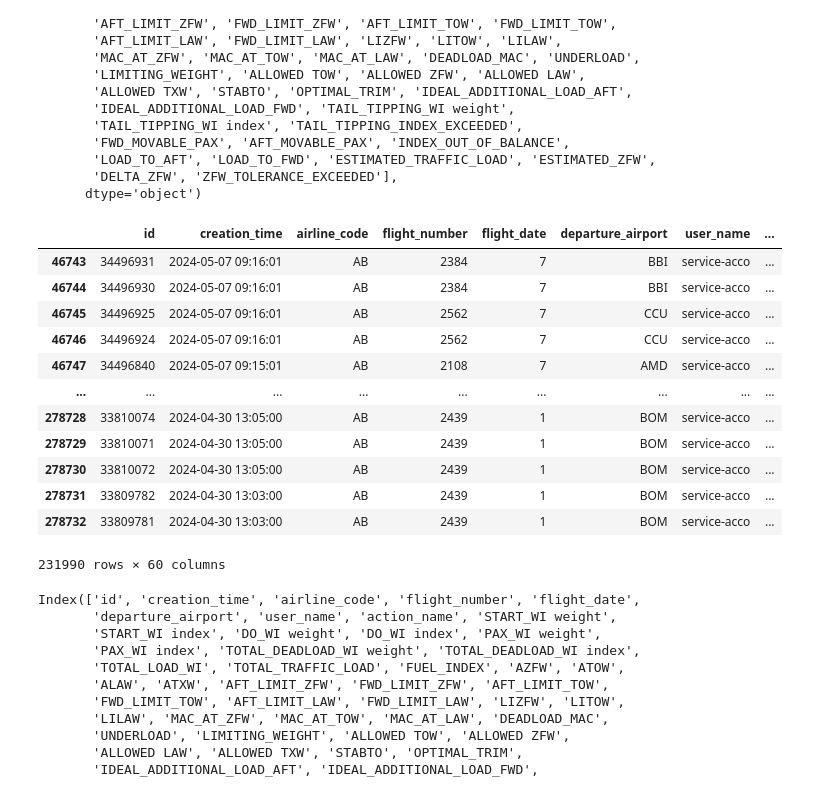
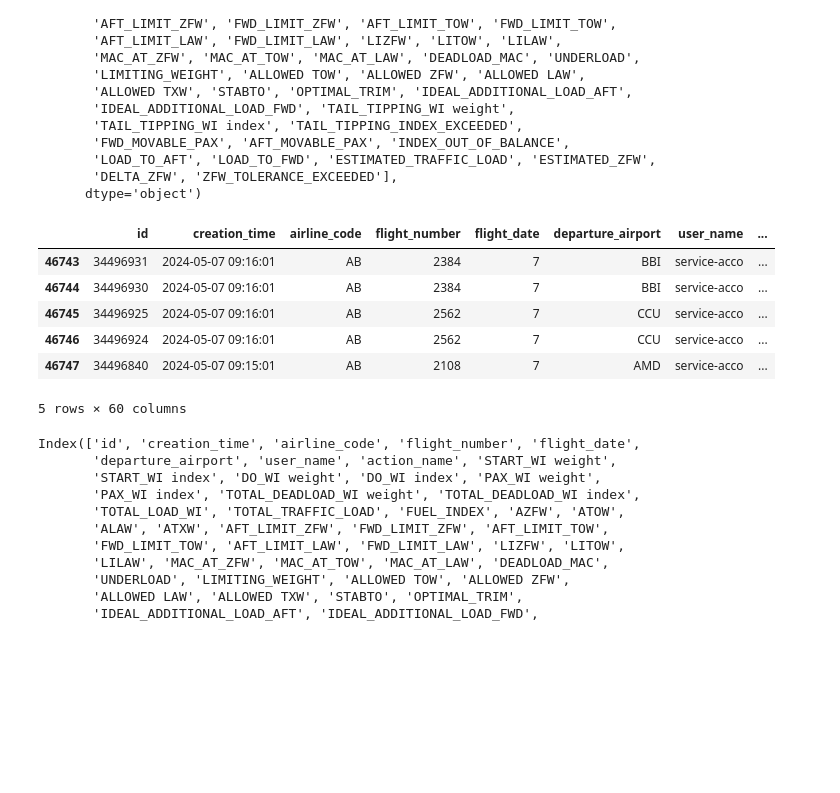
Before and after one commit to jannikvlk/AeroMetrics, a Jupyter notebook: parser/parse_abc.ipynb, the cells around one changed output. Drawn from its saved outputs; the diff is of its cells as text; code cells hidden in the pictures; blank space fills up the shorter version.

```diff
--- a/parser/parse_abc.ipynb
+++ b/parser/parse_abc.ipynb
@@ -216,19 +225,13 @@ Index(['id', 'creation_time', 'airline_code', 'flight_number', 'flight_date',
        'DELTA_ZFW', 'ZFW_TOLERANCE_EXCEEDED'],
       dtype='object')
 # %%
-calc_weight_and_trim_action_df
+calc_weight_and_trim_action_df.head()
 # %% [output]
 |  | id | creation_time | airline_code | flight_number | flight_date | departure_airport | user_name | ... |
 | 46743 | 34496931 | 2024-05-07 09:16:01 | AB | 2384 | 7 | BBI | service-acco | ... |
 | 46744 | 34496930 | 2024-05-07 09:16:01 | AB | 2384 | 7 | BBI | service-acco | ... |
 | 46745 | 34496925 | 2024-05-07 09:16:01 | AB | 2562 | 7 | CCU | service-acco | ... |
 | 46746 | 34496924 | 2024-05-07 09:16:01 | AB | 2562 | 7 | CCU | service-acco | ... |
 | 46747 | 34496840 | 2024-05-07 09:15:01 | AB | 2108 | 7 | AMD | service-acco | ... |
-| ... | ... | ... | ... | ... | ... | ... | ... | ... |
-| 278728 | 33810074 | 2024-04-30 13:05:00 | AB | 2439 | 1 | BOM | service-acco | ... |
-| 278729 | 33810071 | 2024-04-30 13:05:00 | AB | 2439 | 1 | BOM | service-acco | ... |
-| 278730 | 33810072 | 2024-04-30 13:05:00 | AB | 2439 | 1 | BOM | service-acco | ... |
-| 278731 | 33809782 | 2024-04-30 13:03:00 | AB | 2439 | 1 | BOM | service-acco | ... |
-| 278732 | 33809781 | 2024-04-30 13:03:00 | AB | 2439 | 1 | BOM | service-acco | ... |
-231990 rows × 60 columns
+5 rows × 60 columns
 # %%
```
Also changed, not shown: parts of 19 cells of this notebook, 3 other files.
